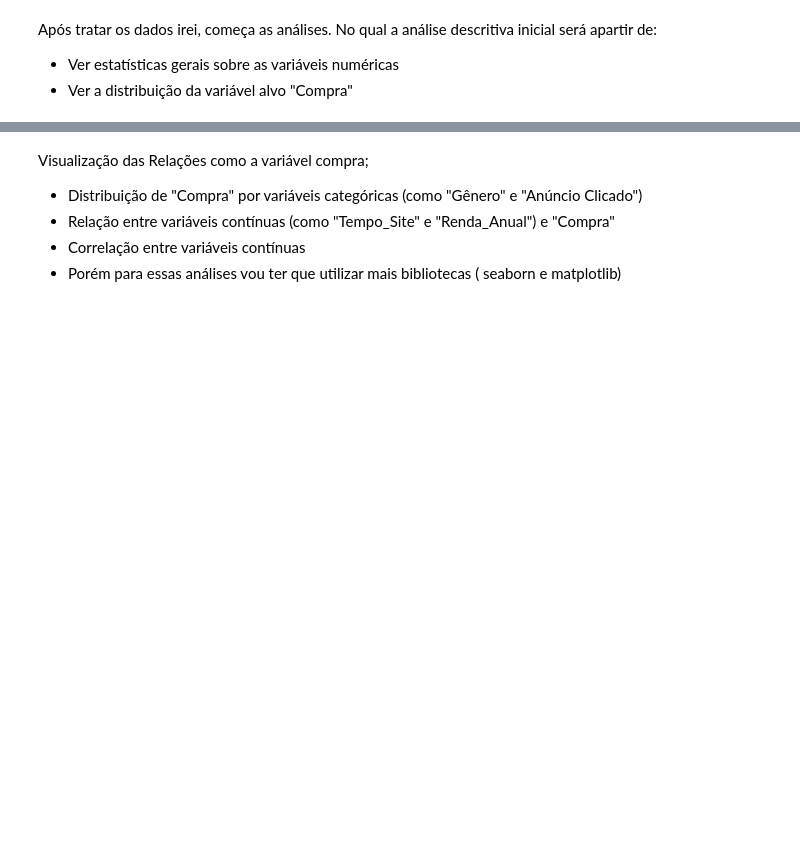
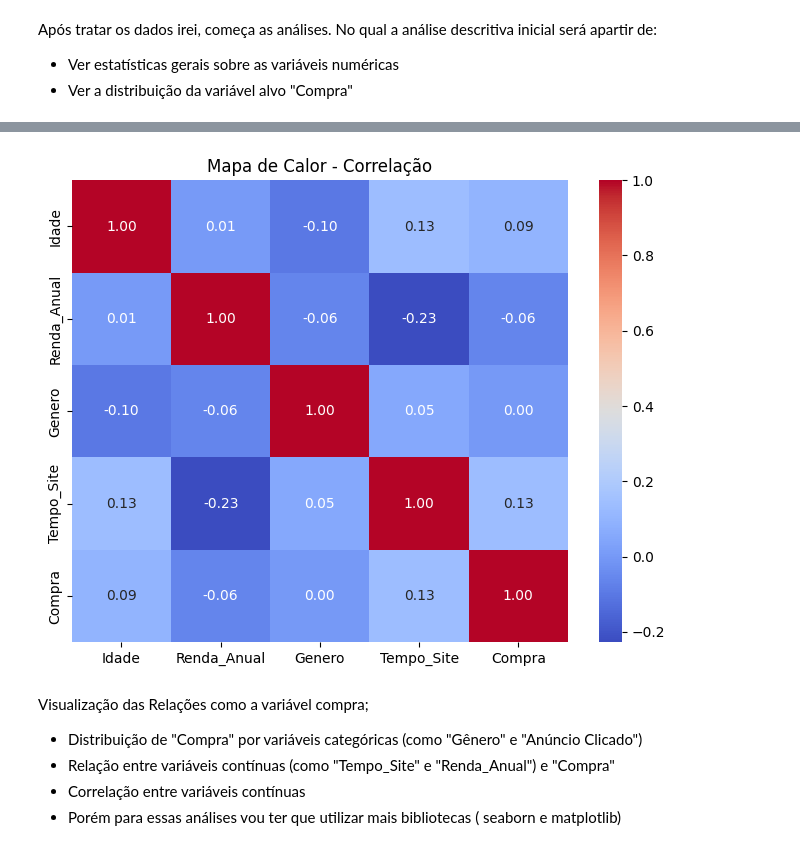
Before and after one commit to Juauvitorsm/DesafioVexpenses, a Jupyter notebook: desafio.ipynb, the cells around one changed output, grey strips where cells are left out. Cells and saved outputs as stored; diff of their text form; code cells hidden in the pictures; blank space fills up the shorter version.

```diff
--- a/desafio.ipynb
+++ b/desafio.ipynb
@@ -165,3 +196,18 @@ Name: count, dtype: int64
+# %%
+import pandas as pd
+import seaborn as sns
+import matplotlib.pyplot as plt
+
+data_copy= data.copy()
+data_copy= data.drop(columns=["Anuncio_Clicado"])
+correlation_matrix = data_copy.corr()
+
+plt.figure(figsize=(8, 6))
+sns.heatmap(correlation_matrix, annot=True, cmap='coolwarm', fmt='.2f')
+plt.title('Mapa de Calor - Correlação')
+plt.show()
+# %% [output]
+[figure, added]
 # %% [markdown]
 Visualização das Relações como a variável compra;
 - Distribuição de "Compra" por variáveis categóricas (como "Gênero" e "Anúncio Clicado")
```
Also changed, not shown: parts of 37 cells of this notebook, 1 other file.
